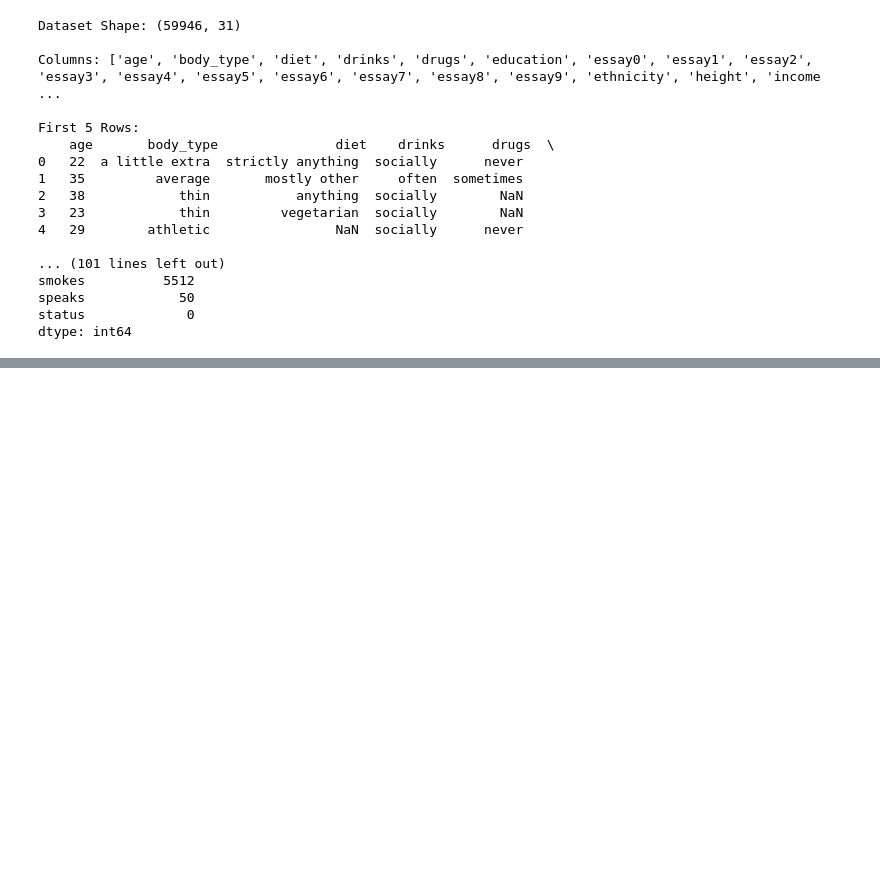
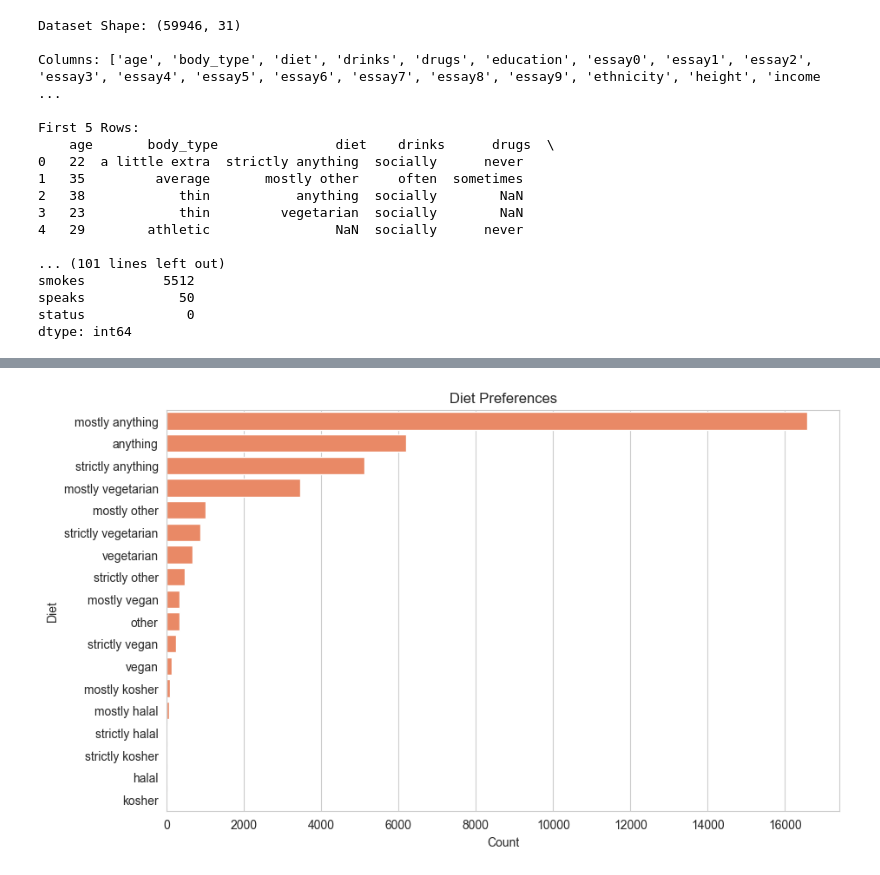
Before and after one commit to GoudyMT/dating-ml-project, a Jupyter notebook: dating_ml_analysis.ipynb, the cells around one changed output, grey strips where cells are left out. Drawn from its saved outputs; the diff is of its cells as text; code cells hidden in the pictures; blank space fills up the shorter version.

```diff
--- a/dating_ml_analysis.ipynb
+++ b/dating_ml_analysis.ipynb
@@ -36,0 +110,12 @@ dtype: int64
+# %%
+# 2. Diet preferences
+plt.figure(figsize=(10, 6))
+sns.countplot(y='diet', data=df, order=df['diet'].value_counts().index, color='coral')
+plt.title('Diet Preferences')
+plt.xlabel('Count')
+plt.ylabel('Diet')
+plt.savefig('images/diet_preferences.png')
+plt.show()
+plt.close()
+# %% [output]
+[figure, added]
```
Also changed, not shown: parts of 9 cells of this notebook, 6 other files.
